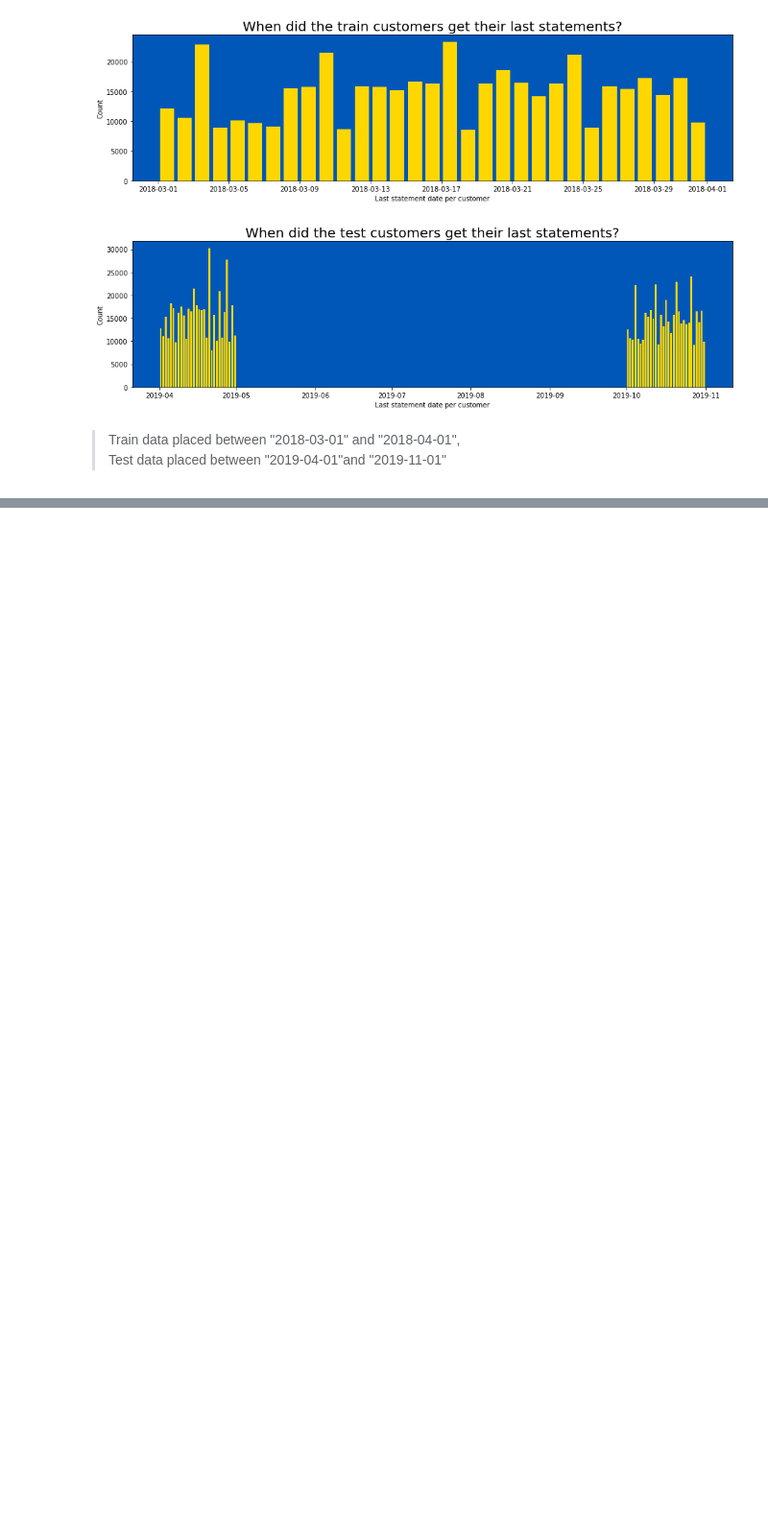
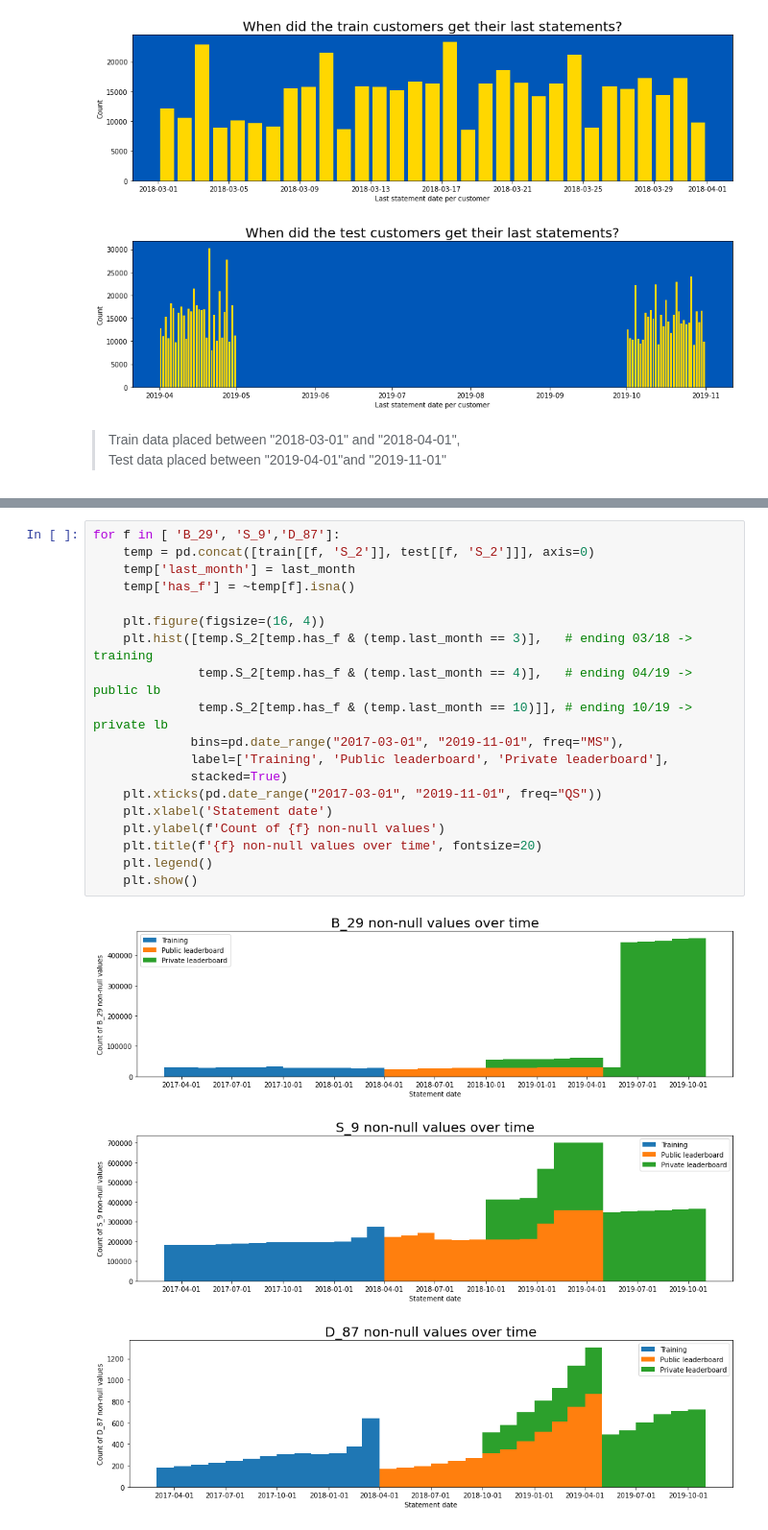
Before and after one commit to YuLim2/Kaggle, a Jupyter notebook: AMEX/amex-data-analysis-in-english.ipynb, the cells around one changed output, grey strips where cells are left out. Shown at 96% size. Cells and saved outputs as stored; diff of their text form; blank space fills up the shorter version.

```diff
--- a/AMEX/amex-data-analysis-in-english.ipynb
+++ b/AMEX/amex-data-analysis-in-english.ipynb
@@ -139,0 +161,23 @@ Test data placed between "2019-04-01"and "2019-11-01"
+# %%
+for f in [ 'B_29', 'S_9','D_87']:
+    temp = pd.concat([train[[f, 'S_2']], test[[f, 'S_2']]], axis=0)
+    temp['last_month'] = last_month
+    temp['has_f'] = ~temp[f].isna()
+
+    plt.figure(figsize=(16, 4))
+    plt.hist([temp.S_2[temp.has_f & (temp.last_month == 3)],   # ending 03/18 -> training
+              temp.S_2[temp.has_f & (temp.last_month == 4)],   # ending 04/19 -> public lb
+              temp.S_2[temp.has_f & (temp.last_month == 10)]], # ending 10/19 -> private lb
+             bins=pd.date_range("2017-03-01", "2019-11-01", freq="MS"),
+             label=['Training', 'Public leaderboard', 'Private leaderboard'],
+             stacked=True)
+    plt.xticks(pd.date_range("2017-03-01", "2019-11-01", freq="QS"))
+    plt.xlabel('Statement date')
+    plt.ylabel(f'Count of {f} non-null values')
+    plt.title(f'{f} non-null values over time', fontsize=20)
+    plt.legend()
+    plt.show()
+# %% [output]
+[figure, added]
+[figure, added]
+[figure, added]
```
Also changed, not shown: parts of 2 cells of this notebook.
